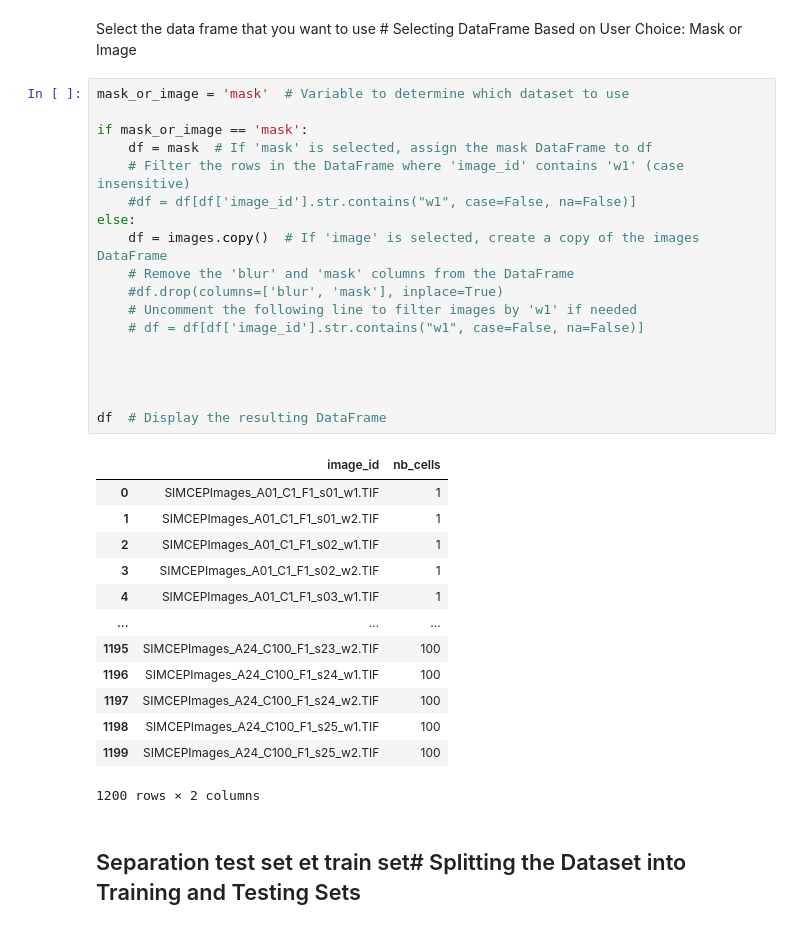
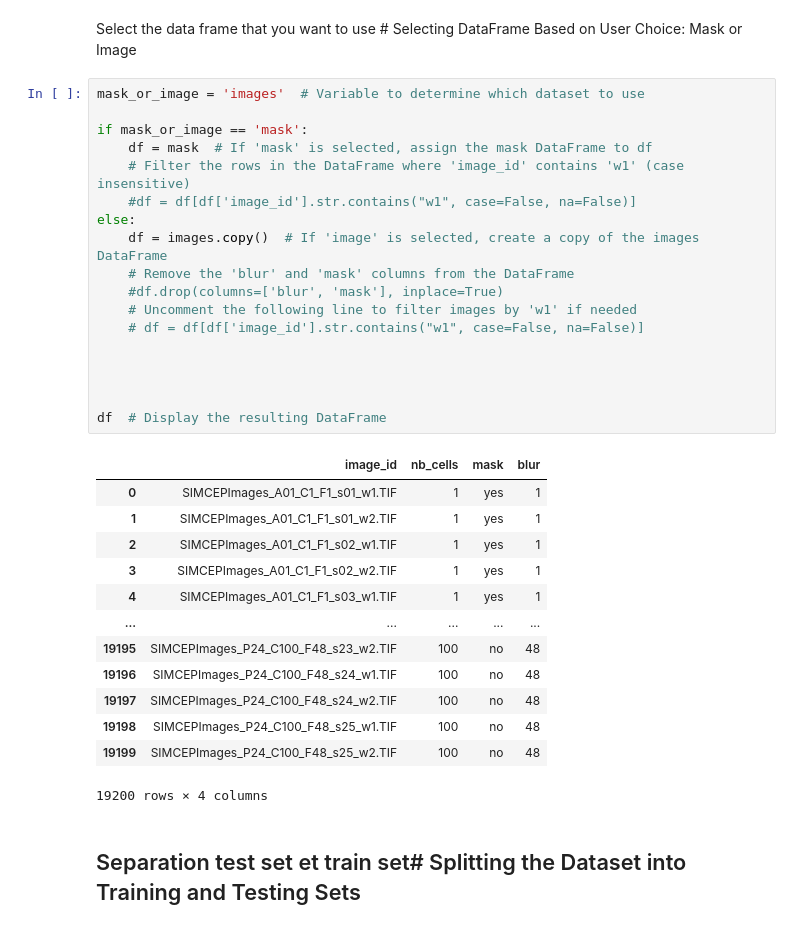
Before and after one commit to Faberra57/cobalt, a Jupyter notebook: CNN/cnn.ipynb, the cells around one changed output. Drawn from its saved outputs; the diff is of its cells as text.

```diff
--- a/CNN/cnn.ipynb
+++ b/CNN/cnn.ipynb
@@ -76,37 +76,37 @@ print(' mask =\n', mask.head())
 # %% [markdown]
 Select the data frame that you want to use # Selecting DataFrame Based on User Choice: Mask or Image
 # %%
-mask_or_image = 'mask'  # Variable to determine which dataset to use
+mask_or_image = 'images'  # Variable to determine which dataset to use
 
 if mask_or_image == 'mask':
     df = mask  # If 'mask' is selected, assign the mask DataFrame to df
     # Filter the rows in the DataFrame where 'image_id' contains 'w1' (case insensitive)
     #df = df[df['image_id'].str.contains("w1", case=False, na=False)]
 else:
     df = images.copy()  # If 'image' is selected, create a copy of the images DataFrame
     # Remove the 'blur' and 'mask' columns from the DataFrame
     #df.drop(columns=['blur', 'mask'], inplace=True)
     # Uncomment the following line to filter images by 'w1' if needed
     # df = df[df['image_id'].str.contains("w1", case=False, na=False)]
 
 
 
 
 df  # Display the resulting DataFrame
 # %% [output]
-|  | image_id | nb_cells |
-| 0 | SIMCEPImages_A01_C1_F1_s01_w1.TIF | 1 |
-| 1 | SIMCEPImages_A01_C1_F1_s01_w2.TIF | 1 |
-| 2 | SIMCEPImages_A01_C1_F1_s02_w1.TIF | 1 |
-| 3 | SIMCEPImages_A01_C1_F1_s02_w2.TIF | 1 |
-| 4 | SIMCEPImages_A01_C1_F1_s03_w1.TIF | 1 |
-| ... | ... | ... |
-| 1195 | SIMCEPImages_A24_C100_F1_s23_w2.TIF | 100 |
-| 1196 | SIMCEPImages_A24_C100_F1_s24_w1.TIF | 100 |
-| 1197 | SIMCEPImages_A24_C100_F1_s24_w2.TIF | 100 |
-| 1198 | SIMCEPImages_A24_C100_F1_s25_w1.TIF | 100 |
-| 1199 | SIMCEPImages_A24_C100_F1_s25_w2.TIF | 100 |
+|  | image_id | nb_cells | mask | blur |
+| 0 | SIMCEPImages_A01_C1_F1_s01_w1.TIF | 1 | yes | 1 |
+| 1 | SIMCEPImages_A01_C1_F1_s01_w2.TIF | 1 | yes | 1 |
+| 2 | SIMCEPImages_A01_C1_F1_s02_w1.TIF | 1 | yes | 1 |
+| 3 | SIMCEPImages_A01_C1_F1_s02_w2.TIF | 1 | yes | 1 |
+| 4 | SIMCEPImages_A01_C1_F1_s03_w1.TIF | 1 | yes | 1 |
+| ... | ... | ... | ... | ... |
+| 19195 | SIMCEPImages_P24_C100_F48_s23_w2.TIF | 100 | no | 48 |
+| 19196 | SIMCEPImages_P24_C100_F48_s24_w1.TIF | 100 | no | 48 |
+| 19197 | SIMCEPImages_P24_C100_F48_s24_w2.TIF | 100 | no | 48 |
+| 19198 | SIMCEPImages_P24_C100_F48_s25_w1.TIF | 100 | no | 48 |
+| 19199 | SIMCEPImages_P24_C100_F48_s25_w2.TIF | 100 | no | 48 |
-1200 rows × 2 columns
+19200 rows × 4 columns
 # %% [markdown]
 ## Separation test set et train set# Splitting the Dataset into Training and Testing Sets
 # %%
```
Also changed, not shown: parts of 13 cells of this notebook, 1 other file.
